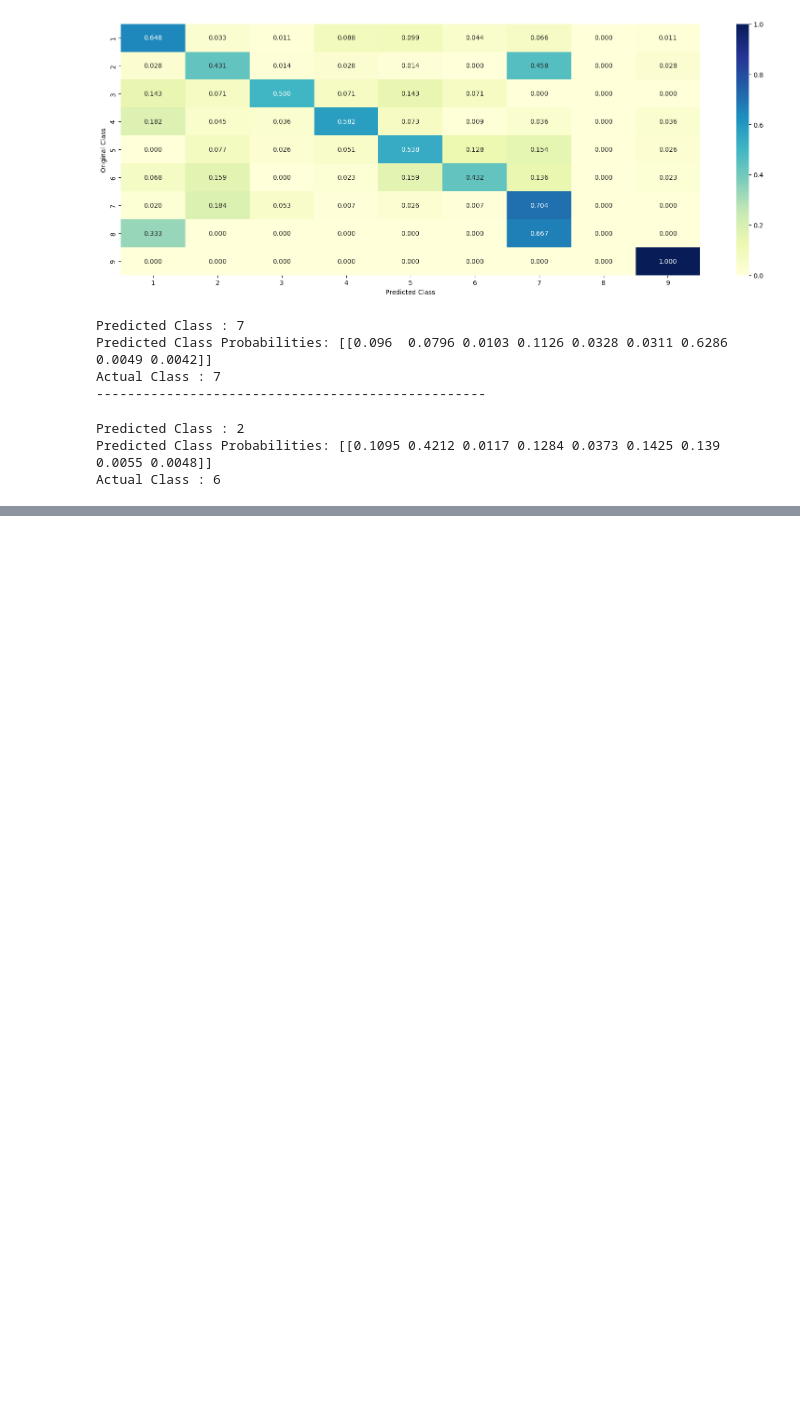
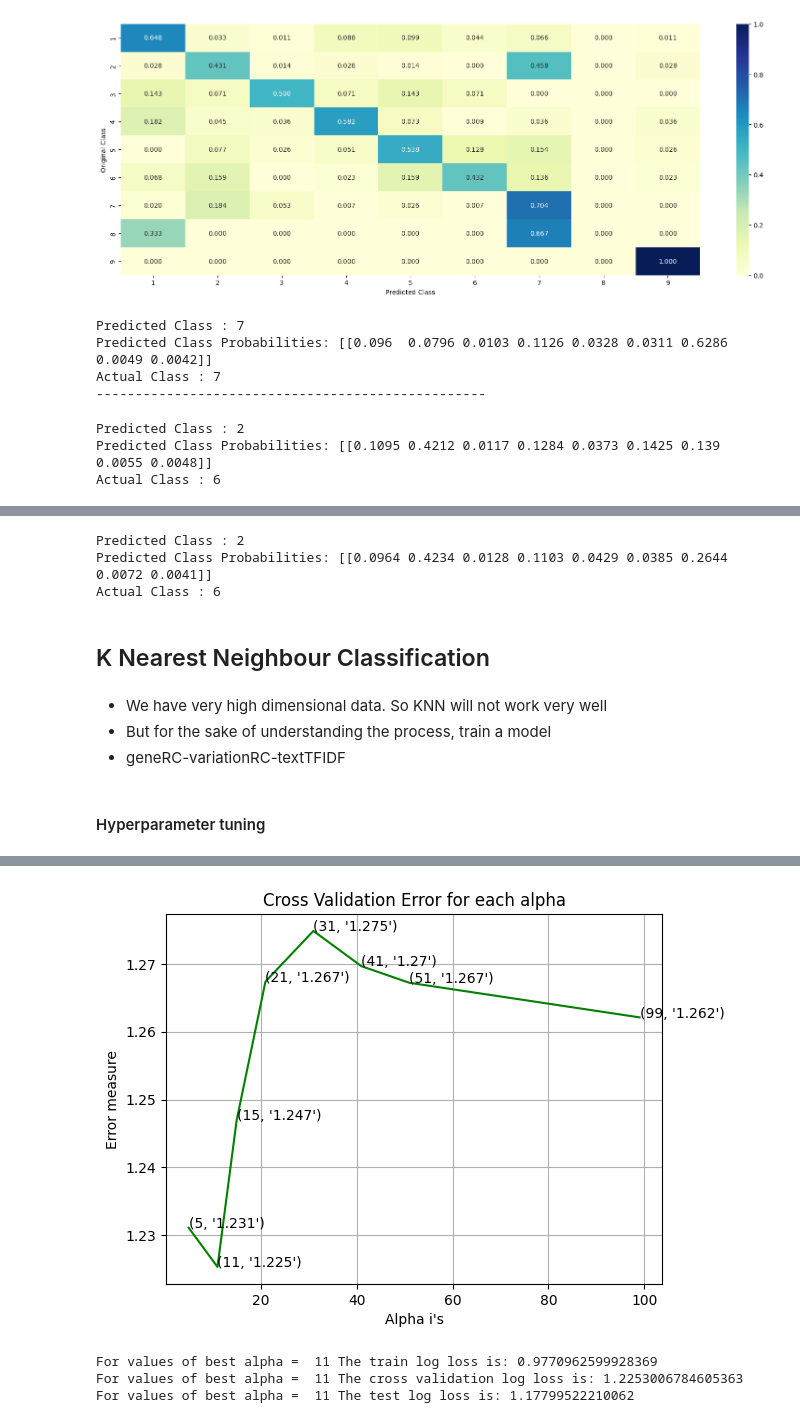
Before and after one commit to Sonarjit/cancerPrediction, a Jupyter notebook: notebook/8_machine_learning_model.ipynb, the cells around one changed output, grey strips where cells are left out. Drawn from its saved outputs; the diff is of its cells as text; code cells hidden in the pictures; blank space fills up the shorter version.

Commit message:
model completed

```diff
--- a/notebook/8_machine_learning_model.ipynb
+++ b/notebook/8_machine_learning_model.ipynb
@@ -343,0 +645,64 @@ Actual Class : 6
+# %%
+test_point_index = 50
+no_feature = 100
+predicted_cls = sig_clf.predict(X_test_geneRC_variationRC_textTFIDF[test_point_index])
+print("Predicted Class :", predicted_cls[0])
+print("Predicted Class Probabilities:", np.round(sig_clf.predict_proba(X_test_geneRC_variationRC_textTFIDF[test_point_index]),4))
+print("Actual Class :", test_y[test_point_index])
+# indices = np.argsort(-1*abs(clf.coef_))[predicted_cls-1][:,:no_feature]
+# print("-"*50)
+# get_impfeature_names(indices[0], test_df['TEXT'].iloc[test_point_index],test_df['Gene'].iloc[test_point_index],test_df['Variation'].iloc[test_point_index], no_feature)
+# %% [output]
+Predicted Class : 2
+Predicted Class Probabilities: [[0.0964 0.4234 0.0128 0.1103 0.0429 0.0385 0.2644 0.0072 0.0041]]
+Actual Class : 6
+# %% [markdown]
+<h2>K Nearest Neighbour Classification</h2>
+# %% [markdown]
+* We have very high dimensional data. So KNN will not work very well
+* But for the sake of understanding the process, train a model
+* geneRC-variationRC-textTFIDF
+# %% [markdown]
+<h4>Hyperparameter tuning</h4>
+# %%
+
+from sklearn.neighbors import KNeighborsClassifier
+from collections import Counter
+
+alpha = [5, 11, 15, 21, 31, 41, 51, 99]
+cv_log_error_array = []
+for i in alpha:
+    print("for alpha =", i)
+    clf = KNeighborsClassifier(n_neighbors=i)
+    # clf.fit(train_x_responseCoding, train_y)
+    sig_clf = CalibratedClassifierCV(clf, method="sigmoid")
+    sig_clf.fit(X_train_geneRC_variationRC_textTFIDF, train_y)
+    sig_clf_probs = sig_clf.predict_proba(X_cv_geneRC_variationRC_textTFIDF)
+    cv_log_error_array.append(log_loss(cv_y, sig_clf_probs, labels=sig_clf.classes_))
+    # to avoid rounding error while multiplying probabilites we use log-probability estimates
+    print("Log Loss :",log_loss(cv_y, sig_clf_probs))
+
+fig, ax = plt.subplots()
+ax.plot(alpha, cv_log_error_array,c='g')
+for i, txt in enumerate(np.round(cv_log_error_array,3)):
+    ax.annotate((alpha[i],str(txt)), (alpha[i],cv_log_error_array[i]))
+plt.grid()
+plt.title("Cross Validation Error for each alpha")
+plt.xlabel("Alpha i's")
+plt.ylabel("Error measure")
+plt.show()
+
+
+best_alpha = np.argmin(cv_log_error_array)
+clf = KNeighborsClassifier(n_neighbors=alpha[best_alpha])
+# clf.fit(X_train_geneRC_variationRC_textTFIDF, train_y)
+sig_clf = CalibratedClassifierCV(clf, method="sigmoid")
+sig_clf.fit(X_train_geneRC_variationRC_textTFIDF, train_y)
+
+predict_y = sig_clf.predict_proba(X_train_geneRC_variationRC_textTFIDF)
+print('For values of best alpha = ', alpha[best_alpha], "The train log loss is:",log_loss(train_y, predict_y, labels=sig_clf.classes_))
+predict_y = sig_clf.predict_proba(X_cv_geneRC_variationRC_textTFIDF)
+print('For values of best alpha = ', alpha[best_alpha], "The cross validation log loss is:",log_loss(cv_y, predict_y, labels=sig_clf.classes_))
+predict_y = sig_clf.predict_proba(X_test_geneRC_variationRC_textTFIDF)
+print('For values of best alpha = ', alpha[best_alpha], "The test log loss is:",log_loss(test_y, predict_y, labels=sig_clf.classes_))
+# %% [output]
@@ -343,0 +725,4 @@ Actual Class : 6
+[figure, added]
+For values of best alpha =  11 The train log loss is: 0.9770962599928369
+For values of best alpha =  11 The cross validation log loss is: 1.2253006784605363
+For values of best alpha =  11 The test log loss is: 1.17799522210062
```
Also changed, not shown: parts of 58 cells of this notebook, 2 other files.
